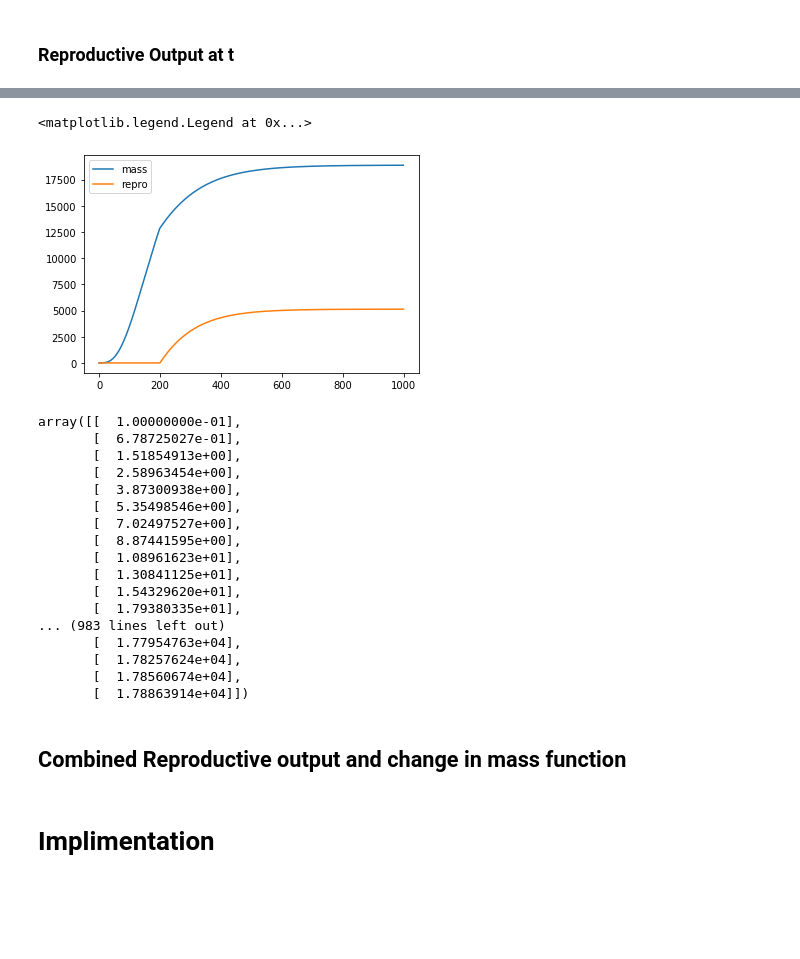
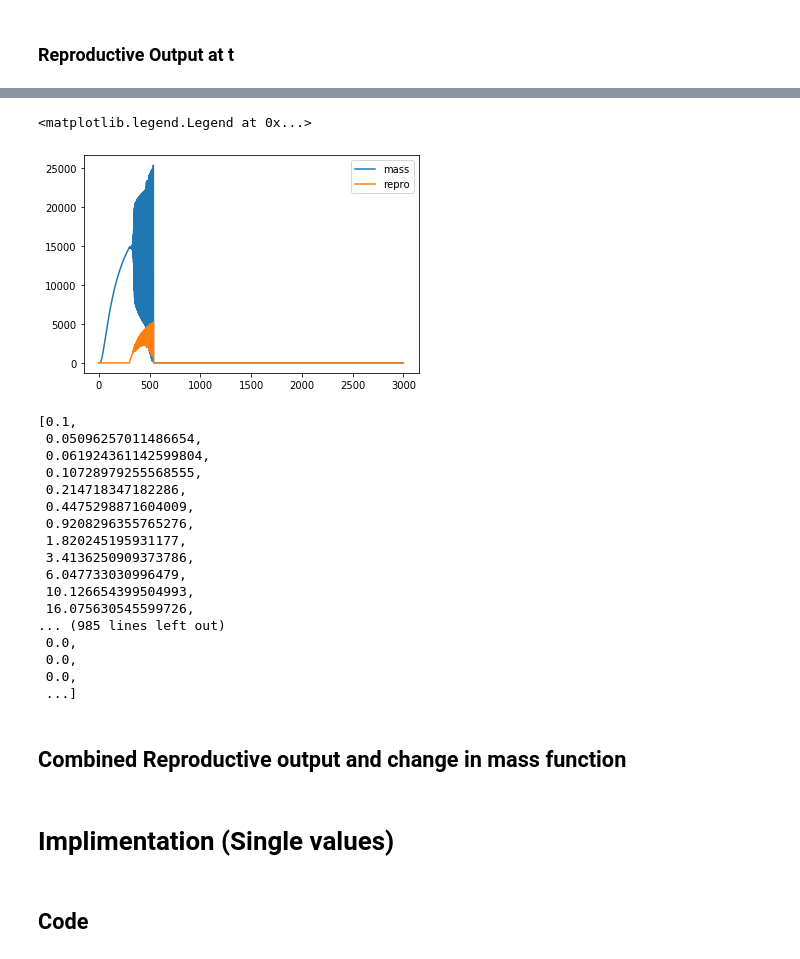
Before and after one commit to Don-Burns/Masters_Project, a Jupyter notebook: code/Model_Functions.ipynb, the cells around one changed output, grey strips where cells are left out. Saved outputs shown, nothing was run; the diff lists cells and outputs as text; code cells hidden in the pictures; blank space fills up the shorter version.

```diff
--- a/code/Model_Functions.ipynb
+++ b/code/Model_Functions.ipynb
@@ -40,4 +86,5 @@ def rep_growth_t(t, m, alpha = 50, M = 1000, a = 2.15, c = 0.17, rho = 0.06):
 # %%
+import scipy as sc
 from scipy import exp
 from scipy import integrate
 import matplotlib.pyplot as plt
@@ -51,7 +98,7 @@ def L(t, k = 0.01):
 
         Arguments:
             t {int} -- time
-            mu {float} -- ???
+            k {float} -- reproduction senescence
         Returns:
             {float} -- lifetime reproductive output
     """
@@ -75,28 +122,29 @@ def life_repro(t, m, c, alpha, rho):
                         NOTE: lifetime reproductive output is the integral.
     """
     Q = L(t-alpha) # ??????
+    Z = 2/alpha
 
     if t < alpha:
         dRdt = 0
     if t >= alpha:
         dRdt = Q*c * m**rho
-
+#         dRdt = c * Q * exp(-Z * (t - alpha)) * m
 
     return dRdt
 
 ### begin testing of the functions
-reps = 1000
+reps = 3000
 # t = list(range(1, reps))
-t = np.arange(1, reps, 1) # stolen from luke's code for guinea piig
+t = sc.arange(1, reps, 1) # stolen from luke's code for guinea piig
 
 
 m0 = 0.1
-a = 0.47
+a = .3 #0.017
 b = 0 ## no need to calculate right now since i do it in function,could be done here to save time
-c = 1
+c = 1#0.17
 M = 25000
-alpha = 200 # same as rho
-rho = 0.4 # 8th ish values from lukes graph i think
+alpha = 300 # same as rho
+rho = .4#0.06 # 8th ish values from lukes graph i think
 
 r0 = 0# starting hypothetical reproduction not used so seems odd to me.
 # Repro = np.zeros(reps)
@@ -105,7 +153,7 @@ Repro = [0] * reps
 m = [0] * reps
 m[0] = m0
 
-inter = False # to change betweeen integration and my jank?
+inter = True # to change betweeen integration and my jank?
 for i in t:
 
     if inter == False:
@@ -113,40 +161,40 @@ for i in t:
         Repro[i], error = integrate.quad(life_repro, 0, i, args = (m[i-1], c, alpha, rho))
     if inter == True:
         m[i], error = integrate.quad(rep_growth_t, 0, i, args=(m[i-1], alpha, M, a, c, rho))
-        Repro[i] = life_repro(i, m[i], c, alpha, rho)
+        Repro[i], error = integrate.quad(life_repro, 0, i, args = (m[i-1], c, alpha, rho))
 #         m, infodict = integrate.odeint(rep_growth_t, m0, t, args = (alpha, M, a, c, rho), full_output = True)
 #         Repro, error = integrate.odeint(life_repro, m0, t, args = (c, alpha, rho), full_output=True)
 # %%
 plt.figure()
 if inter == False:
-    t = np.arange(0, reps, 1)
-# t = np.arange(0, reps, 1)
+    t = sc.arange(0, reps, 1)
+t = sc.arange(0, reps, 1)
 plt.plot(t, m, label = "mass")
 plt.plot(t, Repro, label = "repro")
 plt.legend()
 # %% [output]
 <matplotlib.legend.Legend at 0x...>
-[figure, old version]
+[figure, new version]
 # %%
 m
 # %% [output]
-array([[  1.00000000e-01],
-       [  6.78725027e-01],
-       [  1.51854913e+00],
-       [  2.58963454e+00],
-       [  3.87300938e+00],
-       [  5.35498546e+00],
-       [  7.02497527e+00],
-       [  8.87441595e+00],
-       [  1.08961623e+01],
-       [  1.30841125e+01],
-       [  1.54329620e+01],
-       [  1.79380335e+01],
-... (983 lines left out)
-       [  1.77954763e+04],
-       [  1.78257624e+04],
-       [  1.78560674e+04],
-       [  1.78863914e+04]])
+[0.1,
+ 0.05096257011486654,
+ 0.061924361142599804,
+ 0.10728979255568555,
+ 0.214718347182286,
+ 0.4475298871604009,
+ 0.9208296355765276,
+ 1.820245195931177,
+ 3.4136250909373786,
+ 6.047733030996479,
+ 10.126654399504993,
+ 16.075630545599726,
+... (985 lines left out)
+ 0.0,
+ 0.0,
+ 0.0,
+ ...]
 # %% [markdown]
 ## Combined Reproductive output and change in mass function
 # %%
@@ -201,4 +250,6 @@ def dRmdt(t, m, alpha = 50, M = 1000, a = 2.15, c = 0.17, rho = 0.06, k = 0.01):
 # %% [markdown]
-# Implimentation
+# Implimentation (Single values)
+# %% [markdown]
+## Code
 # %%
 ## imports
```
Also changed, not shown: parts of 32 cells of this notebook.
